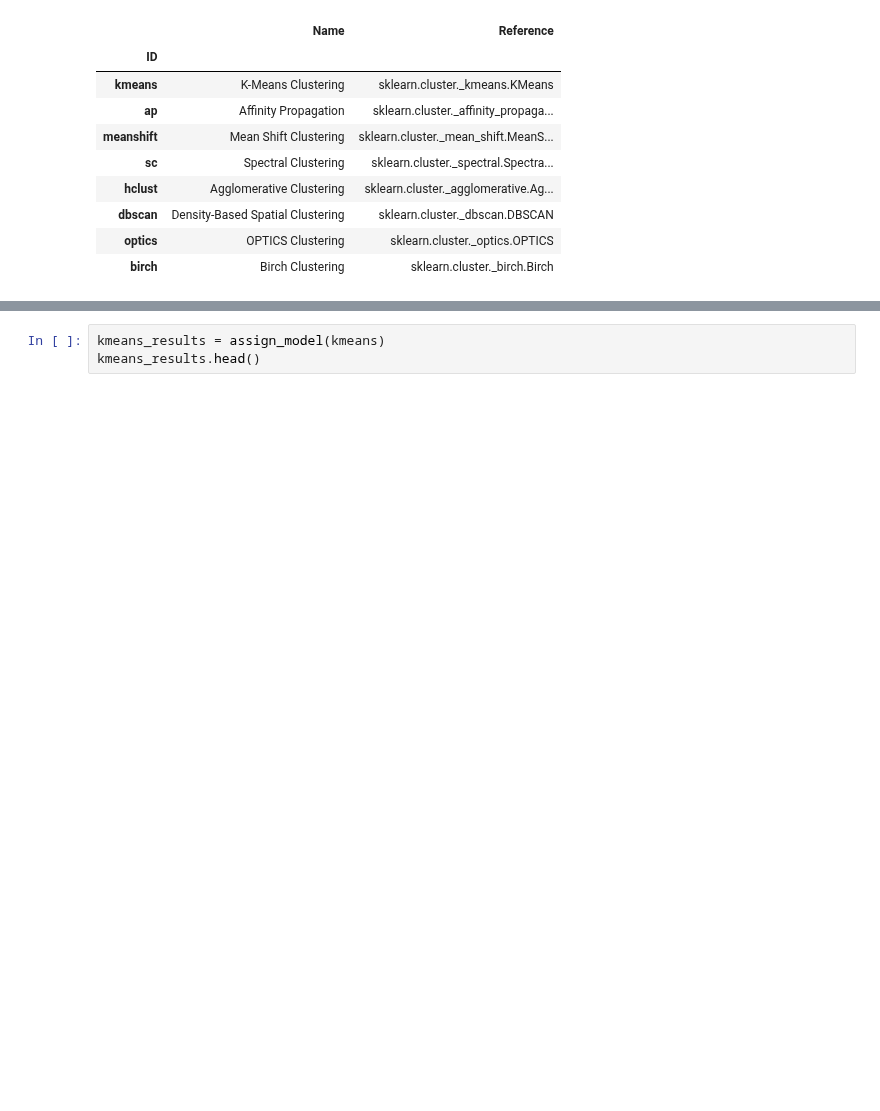
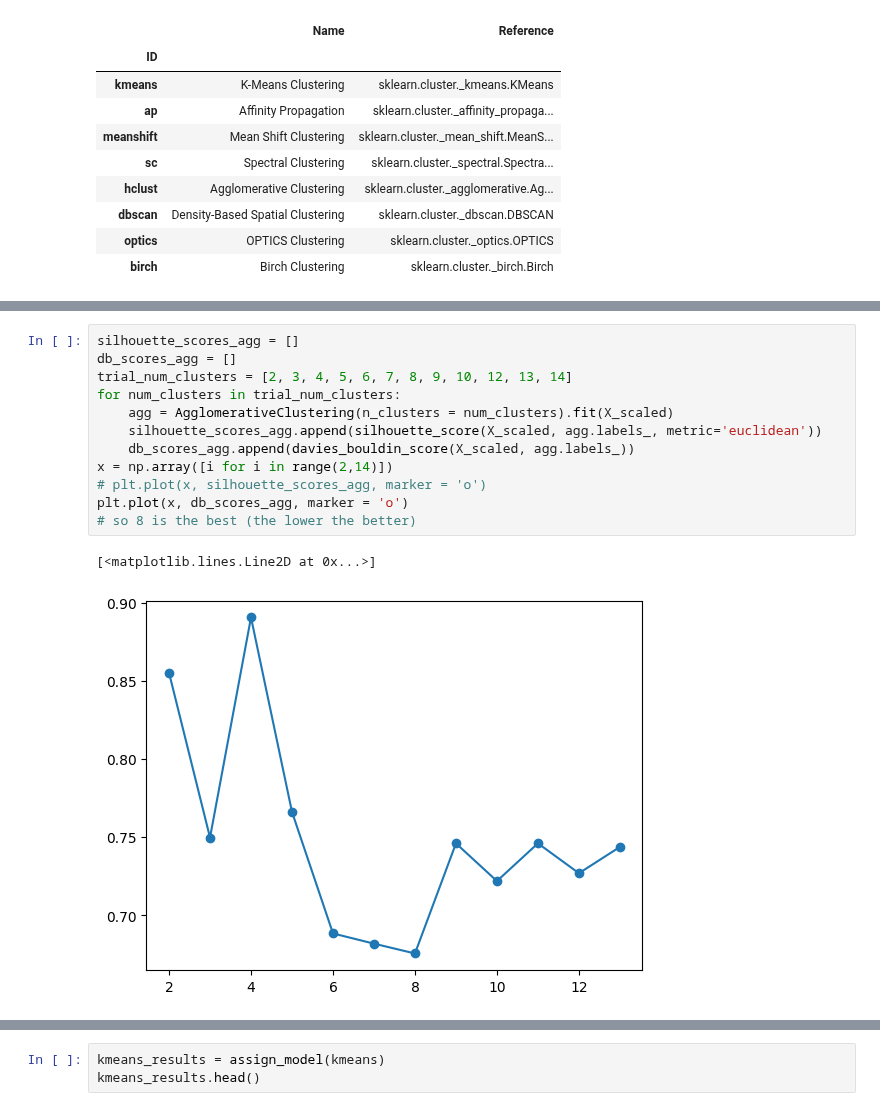
Before and after one commit to arutraj/ML_Basics, a Jupyter notebook: ClusterQuest.ipynb, the cells around one changed output, grey strips where cells are left out. Drawn from its saved outputs; the diff is of its cells as text; blank space fills up the shorter version.

```diff
--- a/ClusterQuest.ipynb
+++ b/ClusterQuest.ipynb
@@ -203,0 +268,15 @@ models()
+# %%
+silhouette_scores_agg = []
+db_scores_agg = []
+trial_num_clusters = [2, 3, 4, 5, 6, 7, 8, 9, 10, 12, 13, 14]
+for num_clusters in trial_num_clusters:
+    agg = AgglomerativeClustering(n_clusters = num_clusters).fit(X_scaled)
+    silhouette_scores_agg.append(silhouette_score(X_scaled, agg.labels_, metric='euclidean'))
+    db_scores_agg.append(davies_bouldin_score(X_scaled, agg.labels_))
+x = np.array([i for i in range(2,14)])
+# plt.plot(x, silhouette_scores_agg, marker = 'o')
+plt.plot(x, db_scores_agg, marker = 'o')
+# so 8 is the best (the lower the better)
+# %% [output]
+[<matplotlib.lines.Line2D at 0x...>]
+[figure, added]
```
Also changed, not shown: parts of 20 cells of this notebook.
